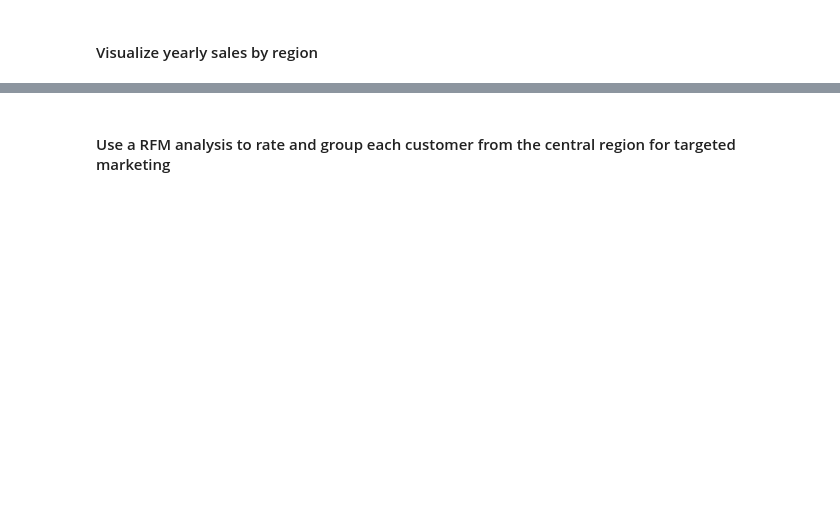
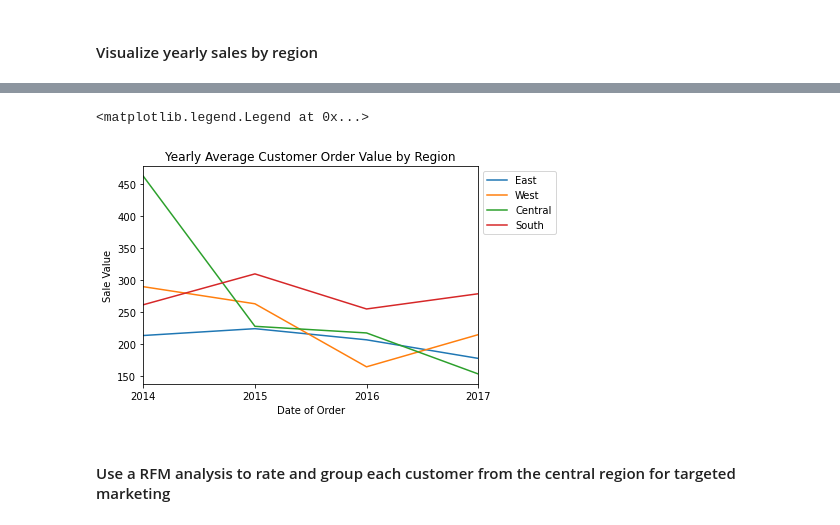
Before and after one commit to ns-tn-time-series-project/time-series-project, a Jupyter notebook: final_report_time_series_project.ipynb, the cells around one changed output, grey strips where cells are left out. Drawn from its saved outputs; the diff is of its cells as text; code cells hidden in the pictures; blank space fills up the shorter version.

```diff
--- a/final_report_time_series_project.ipynb
+++ b/final_report_time_series_project.ipynb
@@ -93,18 +103,21 @@ plt.legend(loc="upper left", bbox_to_anchor=(1, 1))
 # %%
 ##Plot the average order value per year by region
 #plot each region as its own line
-east_sales.resample('Y').mean().plot()
-west_sales.resample('Y').mean().plot()
-central_sales.resample('Y').mean().plot()
-south_sales.resample('Y').mean().plot()
+east_sales.resample('Y').mean().plot(label='East')
+west_sales.resample('Y').mean().plot(label='West')
+central_sales.resample('Y').mean().plot(label='Central')
+south_sales.resample('Y').mean().plot(label='South')
 #add a label to the x axis
 plt.xlabel('Date of Order')
 #add a label to the y axis
 plt.ylabel('Sale Value')
 #add a title to the plot
 plt.title('Yearly Average Customer Order Value by Region')
 #add a legend to the plot
 plt.legend(loc="upper left", bbox_to_anchor=(1, 1))
+# %% [output]
+<matplotlib.legend.Legend at 0x...>
+[figure, added]
 # %% [markdown]
 #### Use a RFM analysis to rate and group each customer from the central region for targeted marketing
 # %%
```
Also changed, not shown: parts of 3 cells of this notebook.
